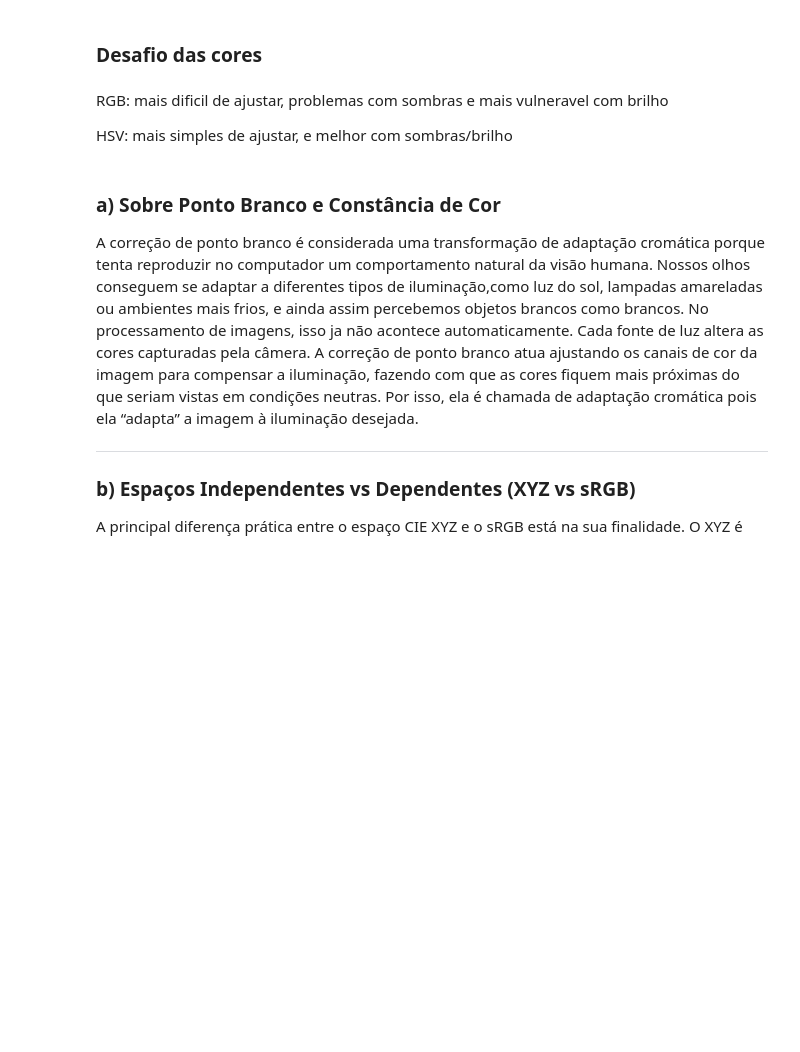
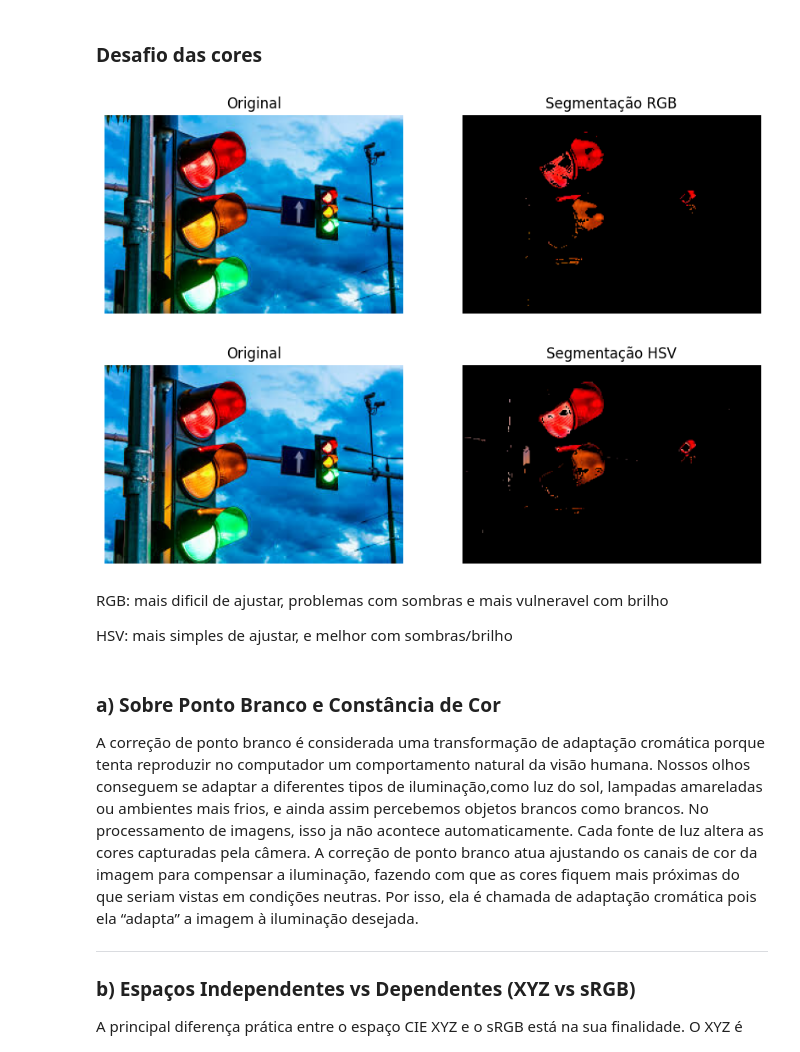
Before and after one commit to gimenezt/Lab05-Cores_Imagens_Video, a Jupyter notebook: main.ipynb, the cells around one changed output. Cells and saved outputs as stored; diff of their text form; code cells hidden in the pictures; blank space fills up the shorter version.

```diff
--- a/main.ipynb
+++ b/main.ipynb
@@ -521,15 +330,19 @@ plt.show()
 ### Desafio das cores
 # %%
 img = cv2.imread('static/cores.jpeg')
-img_rgb = #RGB
+
+# Converter BGR para RGB (pois OpenCV carrega em BGR)
+img_rgb = cv2.cvtColor(img, cv2.COLOR_BGR2RGB)
+
+# Extrair os canais RGB
 R = img_rgb[:,:,0]
 G = img_rgb[:,:,1]
 B = img_rgb[:,:,2]
 
-#p/ detectar vermelho
+# Segmentação por canal RGB para detectar vermelho
 mask = (R > 150) & (G < 100) & (B < 100)
-resultado = img_rgb.copy()
-resultado[~mask] = 0
+resultado_rgb = img_rgb.copy()
+resultado_rgb[~mask] = 0 #tudo que nao é vermelho vira zero
 
 plt.figure(figsize=(10,5))
 
@@ -539,39 +352,52 @@ plt.title("Original")
 plt.axis('off')
 
 plt.subplot(1,2,2)
-plt.imshow(resultado)
+plt.imshow(resultado_rgb)
 plt.title("Segmentação RGB")
 plt.axis('off')
 
 plt.show()
 
-#HSV
+# Segmentação por HSV
+# Converter para HSV
+hsv = cv2.cvtColor(img, cv2.COLOR_BGR2HSV)
+
+# Faixas para vermelho (HSV tem duas faixas pois vermelho fica no início e fim do espectro)
 lower1 = np.array([0, 50, 50])
 upper1 = np.array([10, 255, 255])
 
 lower2 = np.array([170, 50, 50])
 upper2 = np.array([180, 255, 255])
 
+# Criar as máscaras
 mask1 = cv2.inRange(hsv, lower1, upper1)
 mask2 = cv2.inRange(hsv, lower2, upper2)
 
-mask = mask1 + mask2
+# Combinar as máscaras
+mask_hsv = mask1 + mask2
 
-resultado = cv2.bitwise_and(img, img, mask=mask)
+# Aplicar a máscara na imagem original
+resultado_hsv = cv2.bitwise_and(img, img, mask=mask_hsv)
+
+# Converter para RGB para exibição
+resultado_hsv_rgb = cv2.cvtColor(resultado_hsv, cv2.COLOR_BGR2RGB)
 
 plt.figure(figsize=(10,5))
 
 plt.subplot(1,2,1)
-plt.imshow(cv2.cvtColor(img, cv2.COLOR_BGR2RGB))
+plt.imshow(img_rgb)
 plt.title("Original")
 plt.axis('off')
 
 plt.subplot(1,2,2)
-plt.imshow(cv2.cvtColor(resultado, cv2.COLOR_BGR2RGB))
+plt.imshow(resultado_hsv_rgb)
 plt.title("Segmentação HSV")
 plt.axis('off')
 
 plt.show()
+# %% [output]
+[figure, added]
+[figure, added]
 # %% [markdown]
 RGB: mais dificil de ajustar, problemas com sombras e mais vulneravel com brilho
 
```
Also changed, not shown: parts of 15 cells of this notebook, 2 other files.
